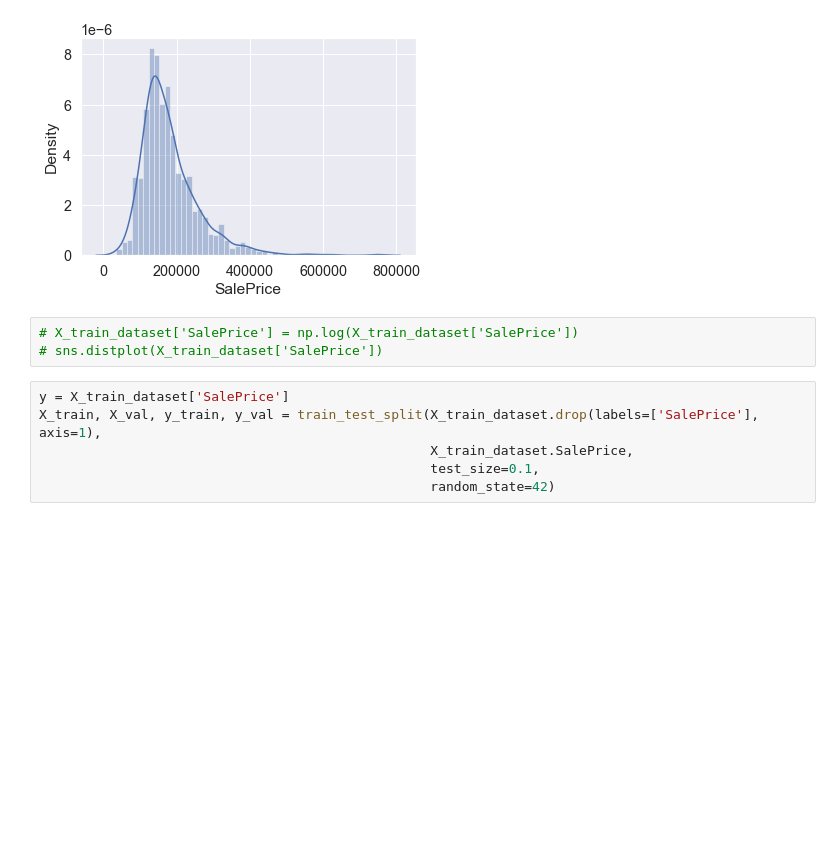
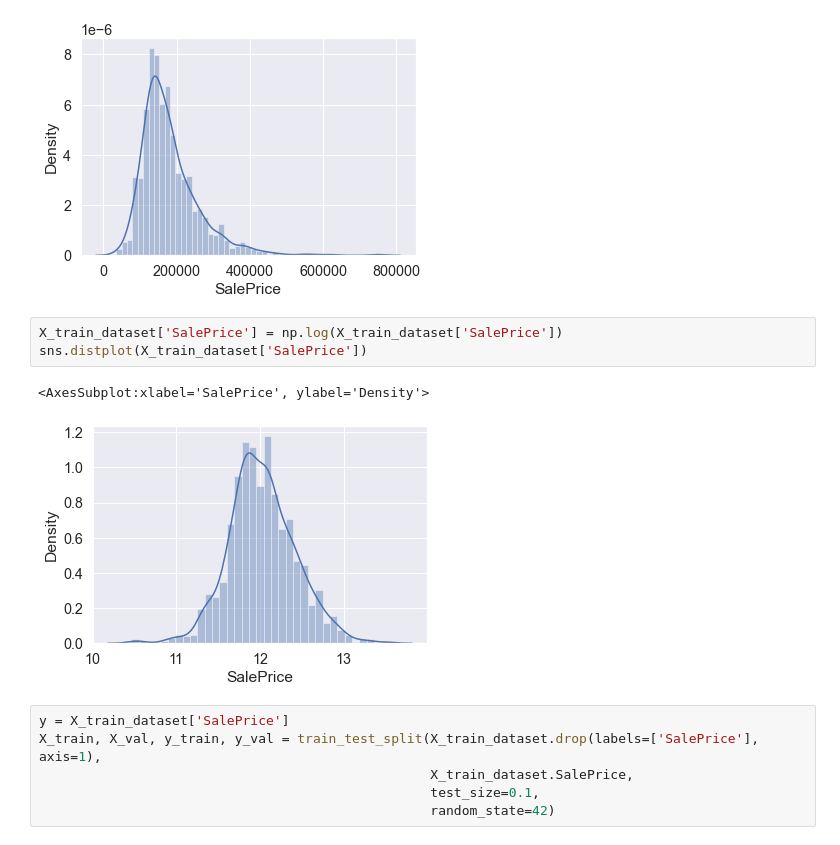
Before and after one commit to kamil0920/linear-regression-house-price, a Jupyter notebook: house_price_v3.1.ipynb, the cells around one changed output. Drawn from its saved outputs; the diff is of its cells as text; blank space fills up the shorter version.

```diff
--- a/house_price_v3.1.ipynb
+++ b/house_price_v3.1.ipynb
@@ -81,8 +80,11 @@ sns.distplot(X_train_dataset['SalePrice'])
 <AxesSubplot:xlabel='SalePrice', ylabel='Density'>
 [figure]
 # %%
-# X_train_dataset['SalePrice'] = np.log(X_train_dataset['SalePrice'])
-# sns.distplot(X_train_dataset['SalePrice'])
+X_train_dataset['SalePrice'] = np.log(X_train_dataset['SalePrice'])
+sns.distplot(X_train_dataset['SalePrice'])
+# %% [output]
+<AxesSubplot:xlabel='SalePrice', ylabel='Density'>
+[figure, added]
 # %%
 y = X_train_dataset['SalePrice']
 X_train, X_val, y_train, y_val = train_test_split(X_train_dataset.drop(labels=['SalePrice'], axis=1),
```
Also changed, not shown: parts of 21 cells of this notebook, 2 other files.
